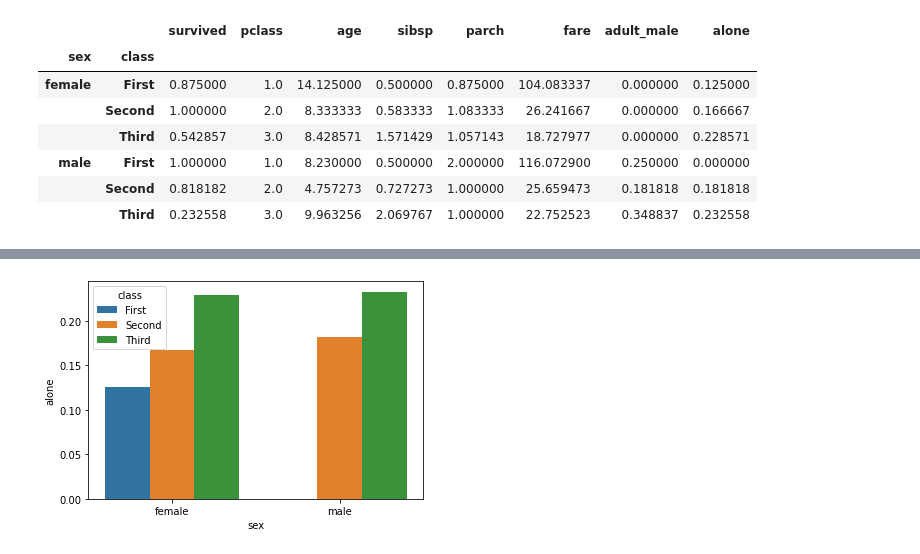
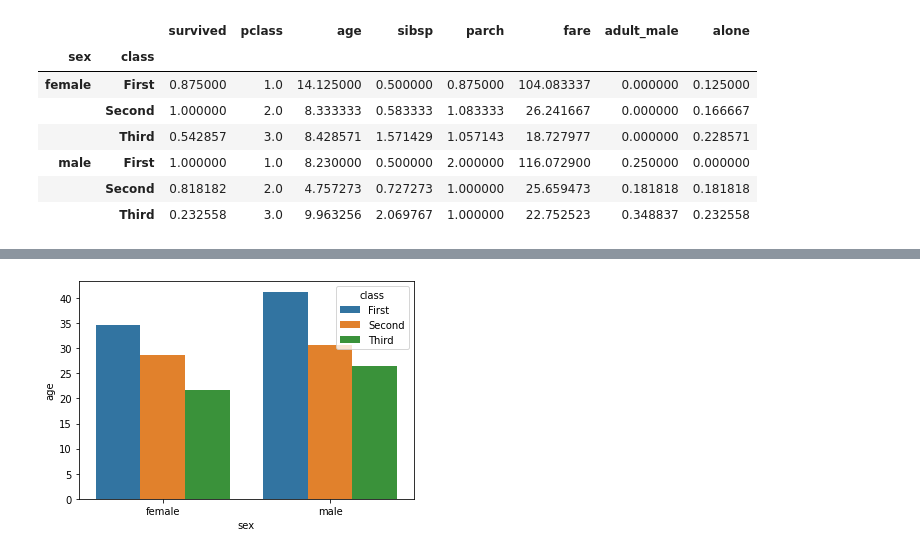
Before and after one commit to usmanjavaid227/Complete_Data-Science, a Jupyter notebook: panda/case_study.ipynb/case-1_kashti.ipynb, the cells around one changed output, grey strips where cells are left out. Cells and saved outputs as stored; diff of their text form; code cells hidden in the pictures.

Commit message:
update kash

```diff
--- a/panda/case_study.ipynb/case-1_kashti.ipynb
+++ b/panda/case_study.ipynb/case-1_kashti.ipynb
@@ -106,7 +117,7 @@ y
 y.to_csv("kash.csv")
 # %%
 kash=pd.read_csv("kash.csv")
-sns.barplot(x="sex",y="alone",hue="class",data=kash)
+sns.barplot(x="sex",y="age",hue="class",data=kash)
 plt.show()
 # %% [output]
-[figure, old version]
+[figure, new version]
```
Also changed, not shown: parts of 2 cells of this notebook, 1 other file.
